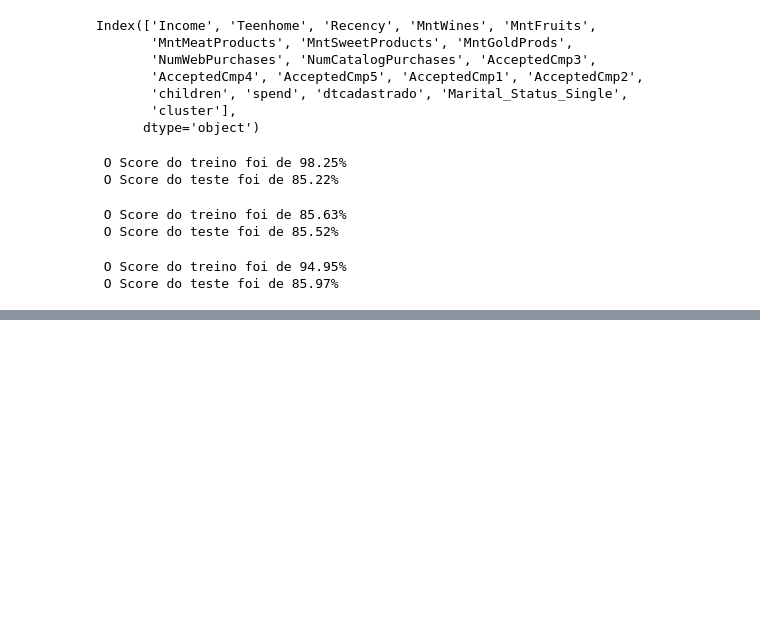
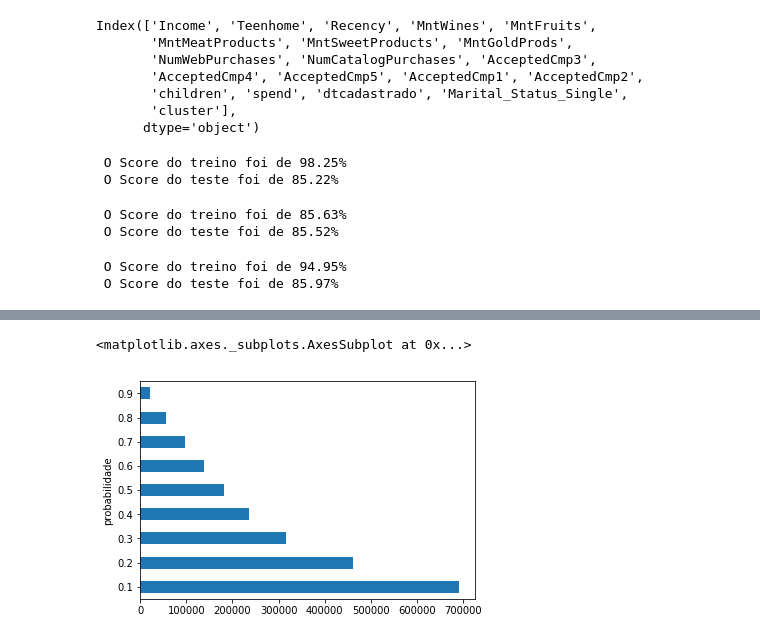
Before and after one commit to pedrohqalves/ifood-data-business-analyst-test, a Jupyter notebook: Teste Ifood.ipynb, the cells around one changed output, grey strips where cells are left out. Drawn from its saved outputs; the diff is of its cells as text; code cells hidden in the pictures; blank space fills up the shorter version.

```diff
--- a/Teste Ifood.ipynb
+++ b/Teste Ifood.ipynb
@@ -596,0 +648,2 @@ print(' O Score do teste foi de '+str(score_teste_gb_final) + '%')
+# %%
+campanha = pd.DataFrame(columns={'probabilidade': probabilidade_list, 'venda': venda_list, 'custo': custo_list})
@@ -596,0 +667,6 @@ print(' O Score do teste foi de '+str(score_teste_gb_final) + '%')
+# %%
+campanha.groupby('probabilidade').lucro.mean().plot(kind='barh')
+# É possível ver que temos o maior lucro com 10% de probabilidade, impactando mais clientes.
+# %% [output]
+<matplotlib.axes._subplots.AxesSubplot at 0x...>
+[figure, added]
```
Also changed, not shown: parts of 10 cells of this notebook, 1 other file.
